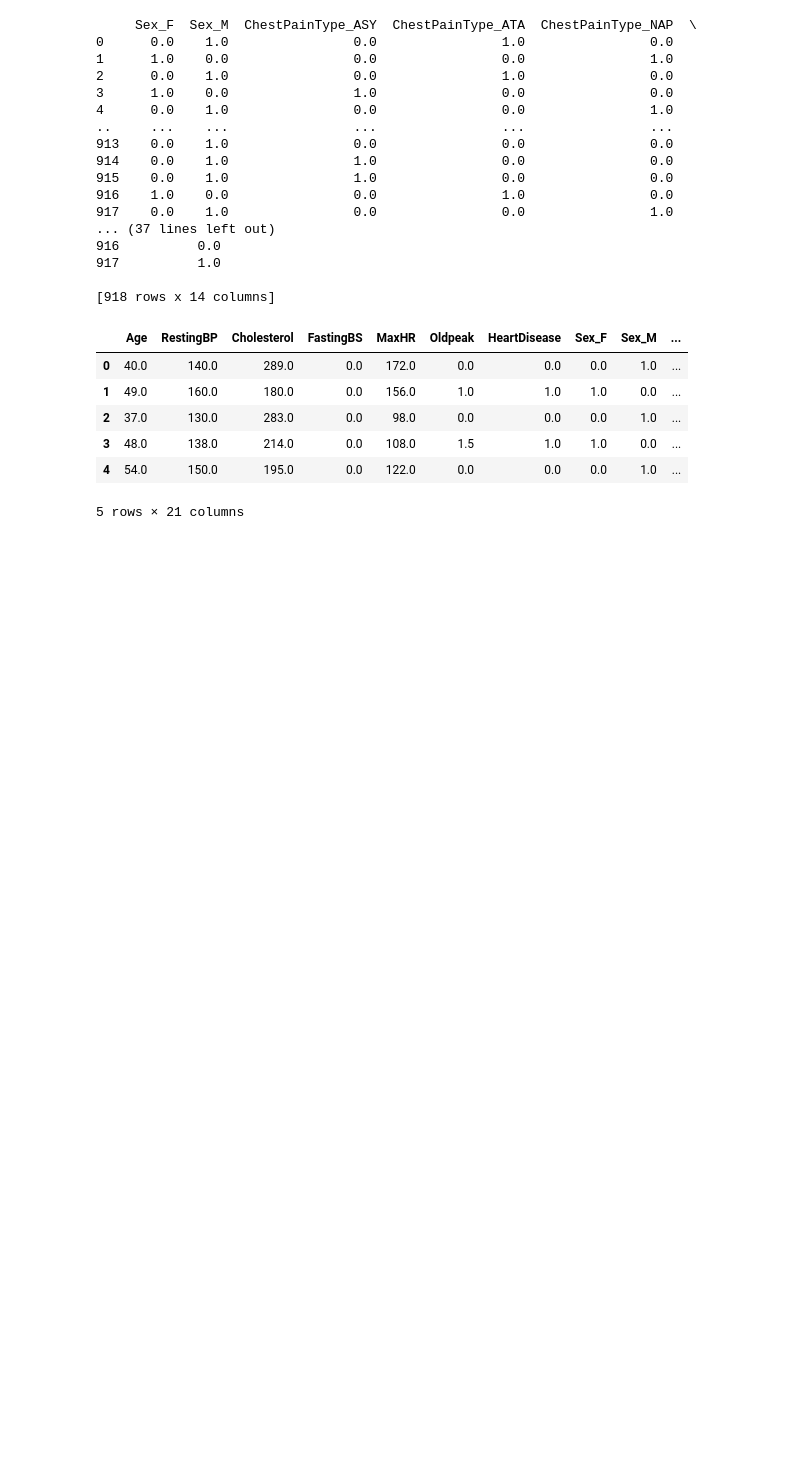
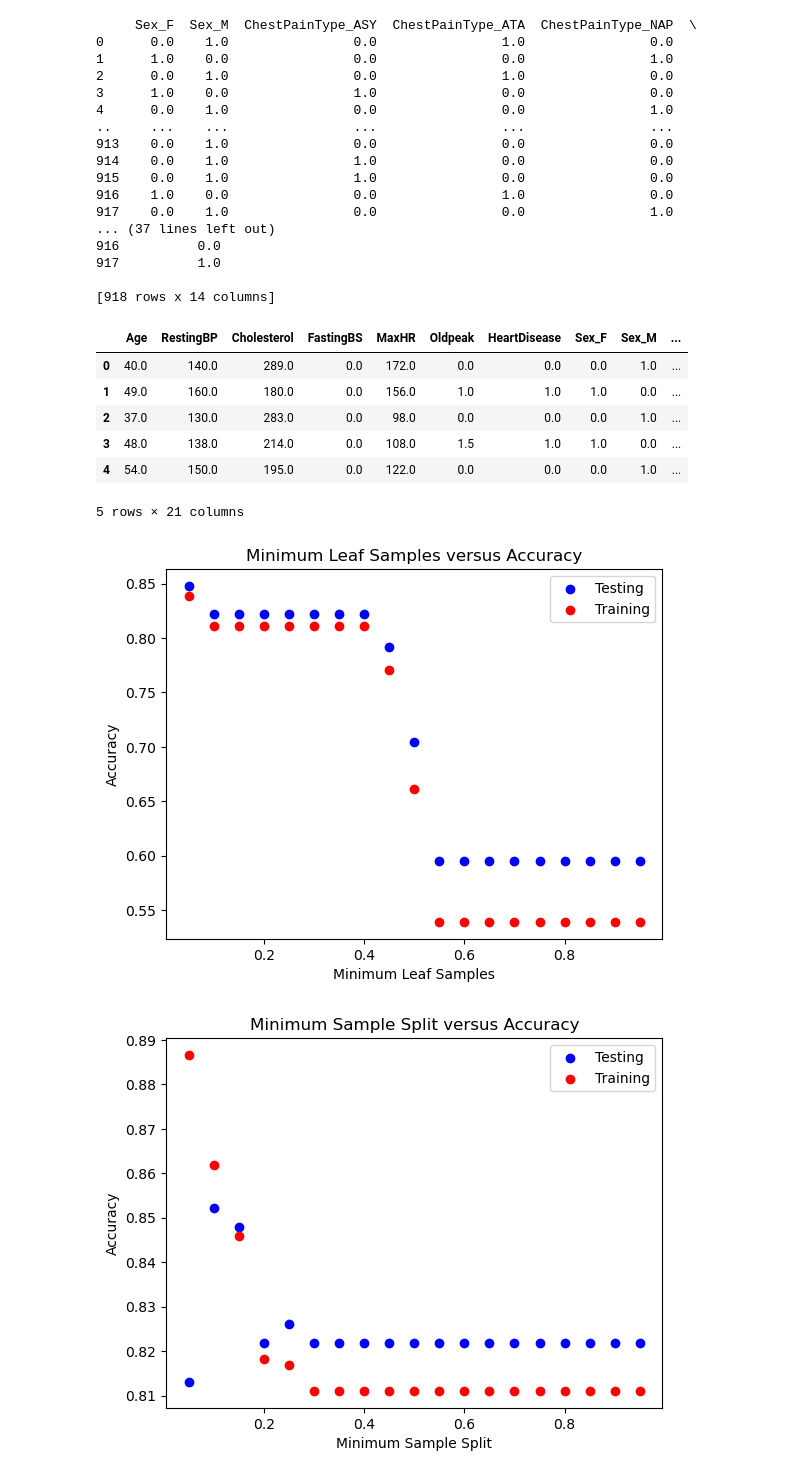
Before and after one commit to veenauppalapati/heart-failure, a Jupyter notebook: Failing_hearts.ipynb, the cells around one changed output. Saved outputs shown, nothing was run; the diff lists cells and outputs as text; code cells hidden in the pictures; blank space fills up the shorter version.

```diff
--- a/Failing_hearts.ipynb
+++ b/Failing_hearts.ipynb
@@ -77,3 +78,61 @@ scaler = StandardScaler()
 scaler.fit(x_train)
 x_train_scaled = scaler.transform(x_train)
 x_test_scaled = scaler.transform(x_test)
+# %%
+
+#These variables are used to store the parameter being changed to improve fit as well as the accuracy scores for training and testing
+changed_parameter = []
+training_scores = []
+testing_scores = []
+
+
+#A for loop is used to fit the classifier to the scaled data
+#the tqdm package is used to estimate timing and to prevent the user from accidentally selecting too many parameters to change in the range
+for n_est in tqdm(np.arange(0.05, 1.0, 0.05)):
+        classy = DecisionTreeClassifier(min_samples_leaf=n_est)
+        changed_parameter.append(n_est)
+        classy.fit(x_train_scaled, y_train)
+        testing_scores.append(classy.score(x_test_scaled, y_test))
+        training_scores.append(classy.score(x_train_scaled, y_train))
+        y_pred_train = classy.predict(x_train_scaled)
+        y_pred_test = classy.predict(x_test_scaled)
+
+#To get a general sense of where accuracy is improving, a matplotlib graph is used
+#This also helps to narrow down or widen a range to use to optimize the best performing classifier later
+fig, ax = plt.subplots()
+ax.scatter(changed_parameter, testing_scores, c="blue", label="Testing")
+ax.scatter(changed_parameter, training_scores, c="red", label="Training")
+ax.legend()
+X_text = "Minimum Leaf Samples"
+plt.title(f"{X_text} versus Accuracy")
+plt.xlabel(X_text)
+plt.ylabel("Accuracy")
+plt.show()
+
+
+#The for loop above is repeated for each classifier
+changed_parameter = []
+training_scores = []
+testing_scores = []
+
+for n_est in tqdm(np.arange(0.05, 1.0, 0.05)):
+        classy = DecisionTreeClassifier(min_samples_split=n_est)
+        changed_parameter.append(n_est)
+        classy.fit(x_train_scaled, y_train)
+        testing_scores.append(classy.score(x_test_scaled, y_test))
+        training_scores.append(classy.score(x_train_scaled, y_train))
+        y_pred_train = classy.predict(x_train_scaled)
+        y_pred_test = classy.predict(x_test_scaled)
+
+fig, ax = plt.subplots()
+ax.scatter(changed_parameter, testing_scores, c="blue", label="Testing")
+ax.scatter(changed_parameter, training_scores, c="red", label="Training")
+ax.legend()
+X_text = "Minimum Sample Split"
+plt.title(f"{X_text} versus Accuracy")
+plt.xlabel(X_text)
+plt.ylabel("Accuracy")
+plt.show()
+# %% [output]
+[figure, added]
+[figure, added]
```
Also changed, not shown: parts of 12 cells of this notebook, 2 other files.
